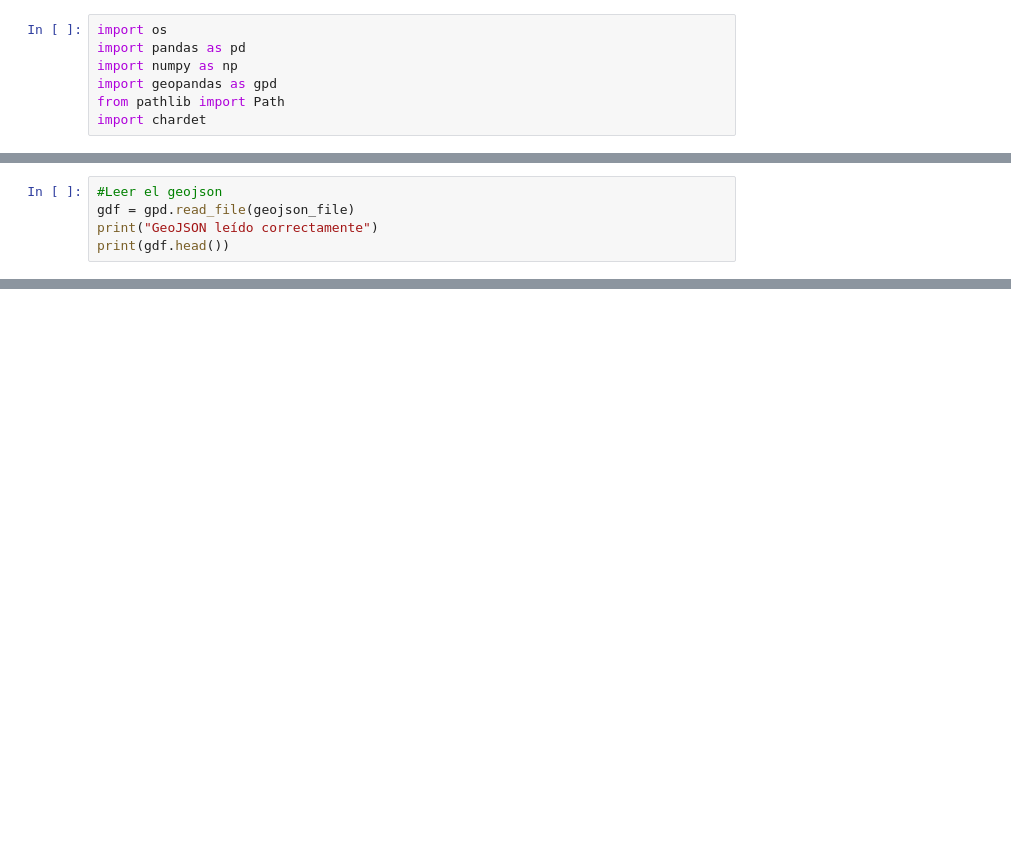
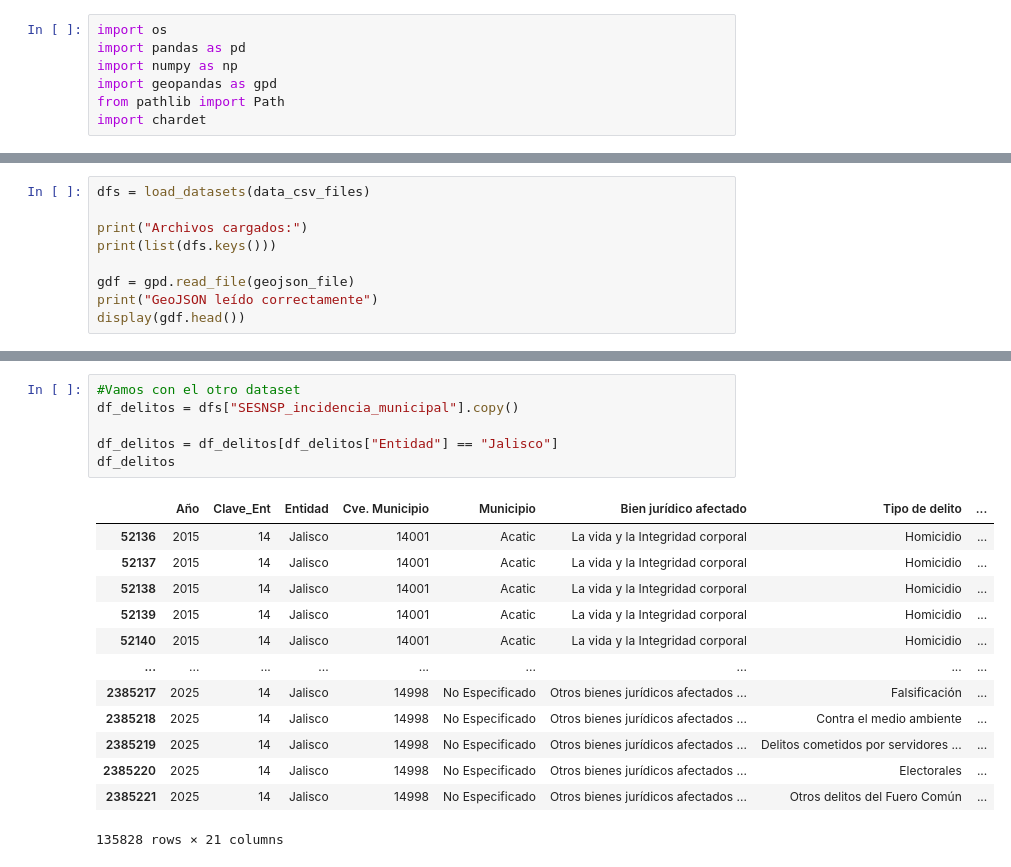
Before and after one commit to Lenon11/proyecto_mineria_datos, a Jupyter notebook: notebooks/exploration_preprocessing.ipynb, the cells around one changed output, grey strips where cells are left out. Saved outputs shown, nothing was run; the diff lists cells and outputs as text; blank space fills up the shorter version.

Commit message:
feat: preprocessing pipeline and data cleaning for incidencia delictiva

```diff
--- a/notebooks/exploration_preprocessing.ipynb
+++ b/notebooks/exploration_preprocessing.ipynb
@@ -74,6 +53,10 @@ Archivos cargados:
 # %%
-#Leer el geojson
+dfs = load_datasets(data_csv_files)
+
+print("Archivos cargados:")
+print(list(dfs.keys()))
+
 gdf = gpd.read_file(geojson_file)
 print("GeoJSON leído correctamente")
-print(gdf.head())
+display(gdf.head())
 # %% [output]
@@ -274,0 +429,20 @@ Registros duplicados exactos: 0
+# %%
+#Vamos con el otro dataset
+df_delitos = dfs["SESNSP_incidencia_municipal"].copy()
+
+df_delitos = df_delitos[df_delitos["Entidad"] == "Jalisco"]
+df_delitos
+# %% [output]
+|  | Año | Clave_Ent | Entidad | Cve. Municipio | Municipio | Bien jurídico afectado | Tipo de delito | ... |
+| 52136 | 2015 | 14 | Jalisco | 14001 | Acatic | La vida y la Integridad corporal | Homicidio | ... |
+| 52137 | 2015 | 14 | Jalisco | 14001 | Acatic | La vida y la Integridad corporal | Homicidio | ... |
+| 52138 | 2015 | 14 | Jalisco | 14001 | Acatic | La vida y la Integridad corporal | Homicidio | ... |
+| 52139 | 2015 | 14 | Jalisco | 14001 | Acatic | La vida y la Integridad corporal | Homicidio | ... |
+| 52140 | 2015 | 14 | Jalisco | 14001 | Acatic | La vida y la Integridad corporal | Homicidio | ... |
+| ... | ... | ... | ... | ... | ... | ... | ... | ... |
+| 2385217 | 2025 | 14 | Jalisco | 14998 | No Especificado | Otros bienes jurídicos afectados ... | Falsificación | ... |
+| 2385218 | 2025 | 14 | Jalisco | 14998 | No Especificado | Otros bienes jurídicos afectados ... | Contra el medio ambiente | ... |
+| 2385219 | 2025 | 14 | Jalisco | 14998 | No Especificado | Otros bienes jurídicos afectados ... | Delitos cometidos por servidores ... | ... |
+| 2385220 | 2025 | 14 | Jalisco | 14998 | No Especificado | Otros bienes jurídicos afectados ... | Electorales | ... |
+| 2385221 | 2025 | 14 | Jalisco | 14998 | No Especificado | Otros bienes jurídicos afectados ... | Otros delitos del Fuero Común | ... |
+135828 rows × 21 columns
```
Also changed, not shown: parts of 24 cells of this notebook, 2 other files.
